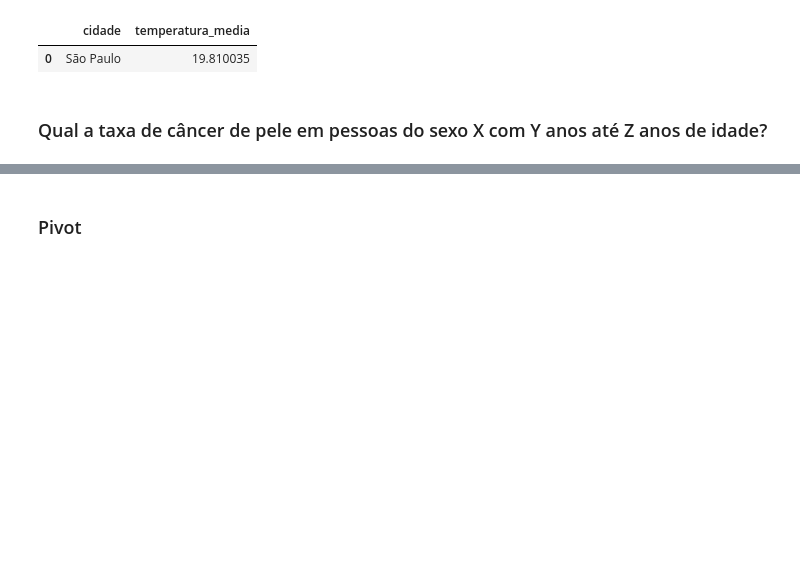
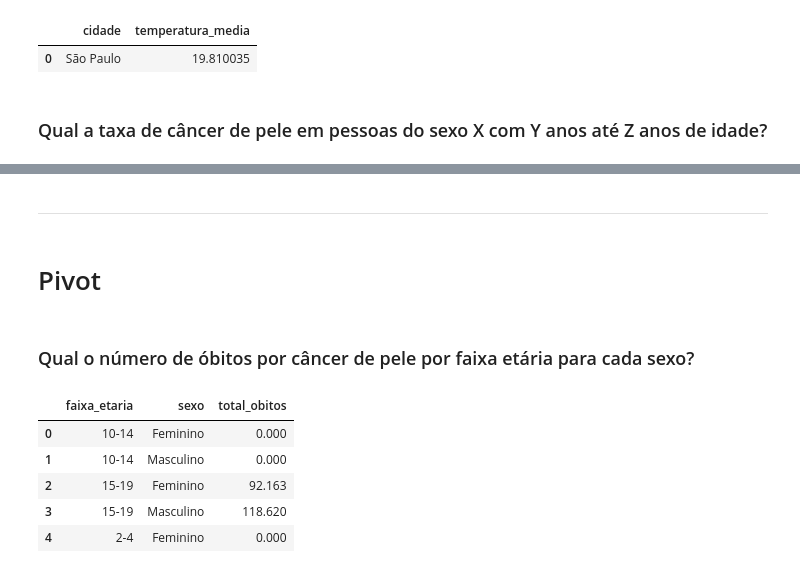
Before and after one commit to rodrigorcz/cancer-climate-dw, a Jupyter notebook: consultas.ipynb, the cells around one changed output, grey strips where cells are left out. Saved outputs shown, nothing was run; the diff lists cells and outputs as text; code cells hidden in the pictures; blank space fills up the shorter version.

```diff
--- a/consultas.ipynb
+++ b/consultas.ipynb
@@ -274,2 +290,37 @@ df.head()
+# %% [markdown]
+---
 # %% [markdown]
-### Pivot
+# Pivot
+# %% [markdown]
+### Qual o número de óbitos por câncer de pele por faixa etária para cada sexo?
+# %%
+query = f"""
+SELECT
+    b.faixa_etaria,
+    a.sexo,
+    SUM(CAST(f.obitos_cancer AS FLOAT)) AS total_obitos
+FROM
+    fato_cancer f
+JOIN
+    dim_sexo a ON a.sexo_pk = f.sexo_pk
+JOIN
+    dim_faixa_etaria b ON b.faixa_pk = f.faixa_pk
+JOIN
+    dim_metrica c ON c.metrica_pk = f.metrica_pk
+WHERE
+    c.tipo_metrica = 'Numero'
+GROUP BY
+    b.faixa_etaria, a.sexo
+ORDER BY
+    b.faixa_etaria ASC;
+"""
+
+df = pd.read_sql(query, engine)
+df.head()
+# %% [output]
+|  | faixa_etaria | sexo | total_obitos |
+| 0 | 10-14 | Feminino | 0.000 |
+| 1 | 10-14 | Masculino | 0.000 |
+| 2 | 15-19 | Feminino | 92.163 |
+| 3 | 15-19 | Masculino | 118.620 |
+| 4 | 2-4 | Feminino | 0.000 |
```
Also changed, not shown: parts of 8 cells of this notebook.
